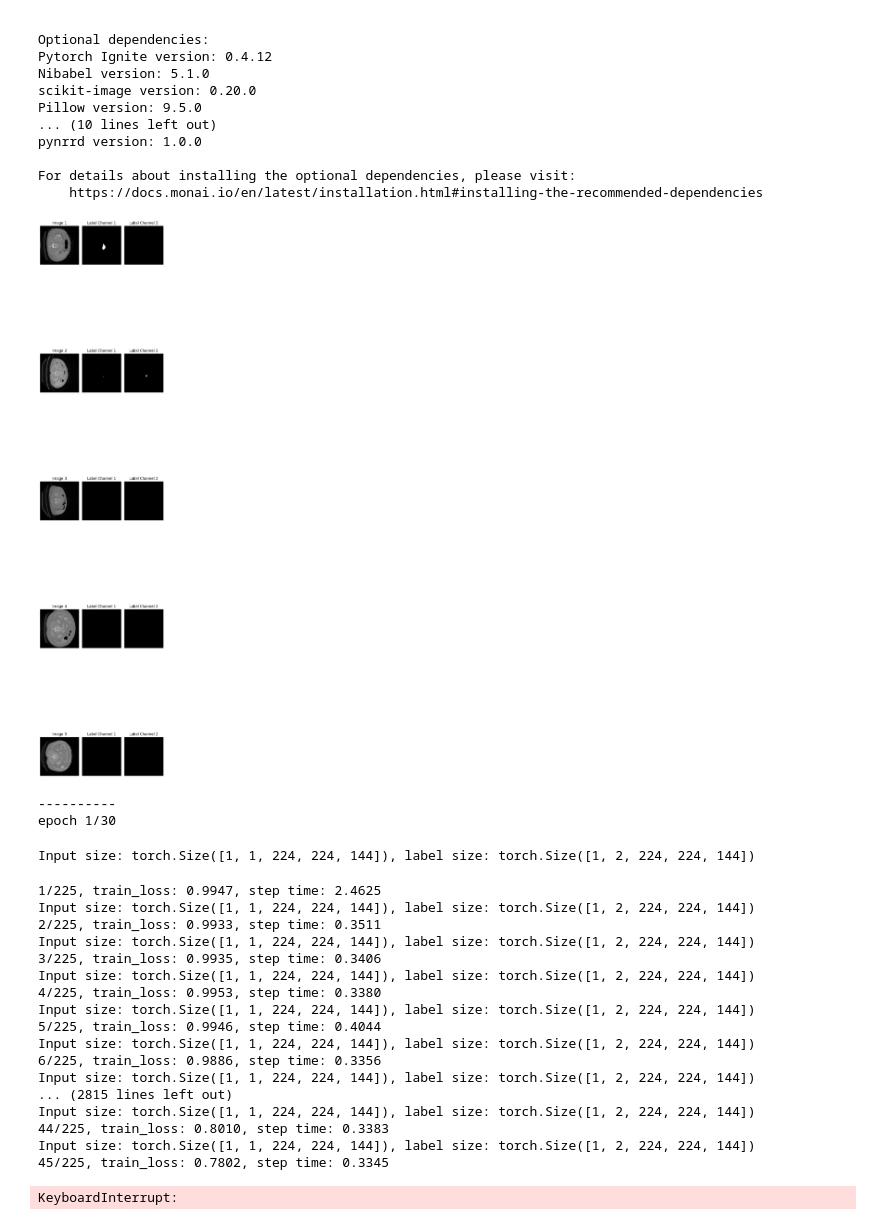
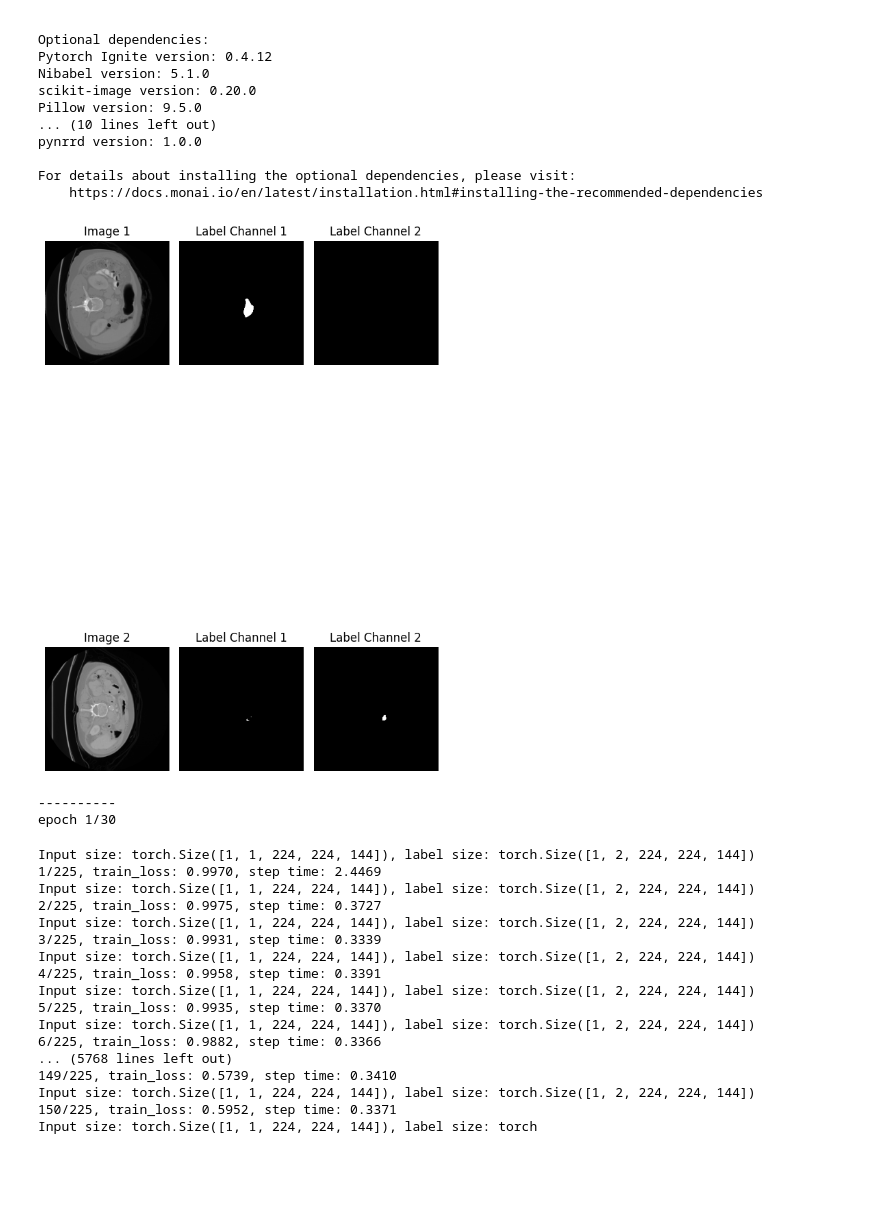
Before and after one commit to akayyath/baa-rnd-pancreas-tumor-segmentation, a Jupyter notebook: monai_pancreas_may1.ipynb, the cells around one changed output. Drawn from its saved outputs; the diff is of its cells as text; code cells hidden in the pictures; blank space fills up the shorter version.

```diff
--- a/monai_pancreas_may1.ipynb
+++ b/monai_pancreas_may1.ipynb
@@ -121,27 +121,27 @@ val_loader = DataLoader(val_ds, batch_size=1, shuffle=False, num_workers=4)
 # %%
 import matplotlib.pyplot as plt
 
-num_images = 5
+num_images = 2
 image_size = (64, 64)  # Adjust the desired image size
 
 plt.figure(figsize=(8, 6*num_images))
 for i in range(num_images):
     val_data_example = train_ds[i]
     plt.subplot(num_images, 4, 4*i + 1)
     plt.title(f"Image {i+1}")
     plt.imshow(val_data_example["image"][0, :, :, 30].detach().cpu(), cmap="gray")
     plt.axis("off")
 
     for j in range(val_data_example['label'].shape[0]):
         plt.subplot(num_images, 4, 4*i + 2 + j)
         plt.title(f"Label Channel {j+1}")
         plt.imshow(val_data_example["label"][j, :, :, 30].detach().cpu(), cmap="gray")
         plt.axis("off")
 
 plt.tight_layout()
 plt.show()
 # %% [output]
-[figure, old version]
+[figure, new version]
 # %%
 max_epochs = 30
 val_interval = 1
@@ -269,24 +269,22 @@ total_time = time.time() - total_start
 ----------
 epoch 1/30
 Input size: torch.Size([1, 1, 224, 224, 144]), label size: torch.Size([1, 2, 224, 224, 144])
+1/225, train_loss: 0.9970, step time: 2.4469
+Input size: torch.Size([1, 1, 224, 224, 144]), label size: torch.Size([1, 2, 224, 224, 144])
+2/225, train_loss: 0.9975, step time: 0.3727
+Input size: torch.Size([1, 1, 224, 224, 144]), label size: torch.Size([1, 2, 224, 224, 144])
+3/225, train_loss: 0.9931, step time: 0.3339
+Input size: torch.Size([1, 1, 224, 224, 144]), label size: torch.Size([1, 2, 224, 224, 144])
+4/225, train_loss: 0.9958, step time: 0.3391
+Input size: torch.Size([1, 1, 224, 224, 144]), label size: torch.Size([1, 2, 224, 224, 144])
+5/225, train_loss: 0.9935, step time: 0.3370
+Input size: torch.Size([1, 1, 224, 224, 144]), label size: torch.Size([1, 2, 224, 224, 144])
+6/225, train_loss: 0.9882, step time: 0.3366
+... (5768 lines left out)
+149/225, train_loss: 0.5739, step time: 0.3410
+Input size: torch.Size([1, 1, 224, 224, 144]), label size: torch.Size([1, 2, 224, 224, 144])
+150/225, train_loss: 0.5952, step time: 0.3371
+Input size: torch.Size([1, 1, 224, 224, 144]), label size: torch
-1/225, train_loss: 0.9947, step time: 2.4625
-Input size: torch.Size([1, 1, 224, 224, 144]), label size: torch.Size([1, 2, 224, 224, 144])
-2/225, train_loss: 0.9933, step time: 0.3511
-Input size: torch.Size([1, 1, 224, 224, 144]), label size: torch.Size([1, 2, 224, 224, 144])
-3/225, train_loss: 0.9935, step time: 0.3406
-Input size: torch.Size([1, 1, 224, 224, 144]), label size: torch.Size([1, 2, 224, 224, 144])
-4/225, train_loss: 0.9953, step time: 0.3380
-Input size: torch.Size([1, 1, 224, 224, 144]), label size: torch.Size([1, 2, 224, 224, 144])
-5/225, train_loss: 0.9946, step time: 0.4044
-Input size: torch.Size([1, 1, 224, 224, 144]), label size: torch.Size([1, 2, 224, 224, 144])
-6/225, train_loss: 0.9886, step time: 0.3356
-Input size: torch.Size([1, 1, 224, 224, 144]), label size: torch.Size([1, 2, 224, 224, 144])
-... (2815 lines left out)
-Input size: torch.Size([1, 1, 224, 224, 144]), label size: torch.Size([1, 2, 224, 224, 144])
-44/225, train_loss: 0.8010, step time: 0.3383
-Input size: torch.Size([1, 1, 224, 224, 144]), label size: torch.Size([1, 2, 224, 224, 144])
-45/225, train_loss: 0.7802, step time: 0.3345
-KeyboardInterrupt:
 # %%
 import matplotlib.pyplot as plt
 
```
Also changed, not shown: parts of 1 cell of this notebook, 7 other files.
